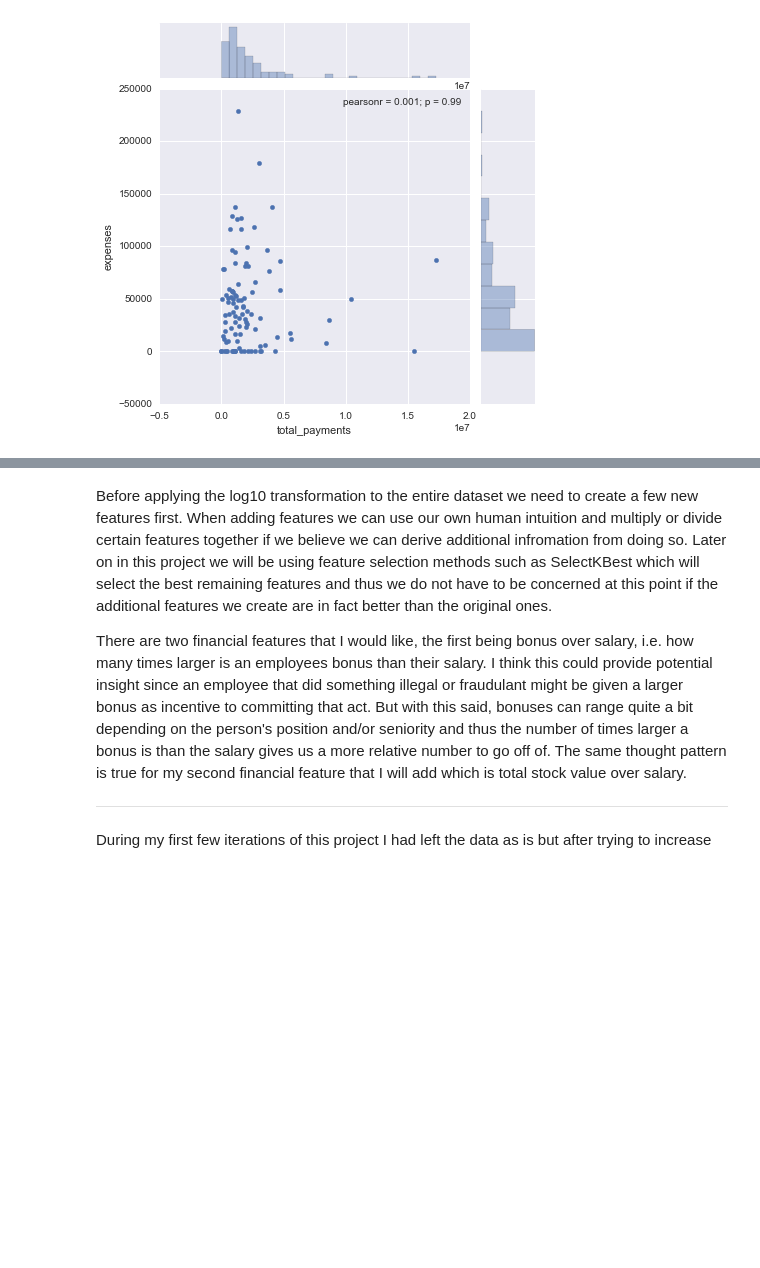
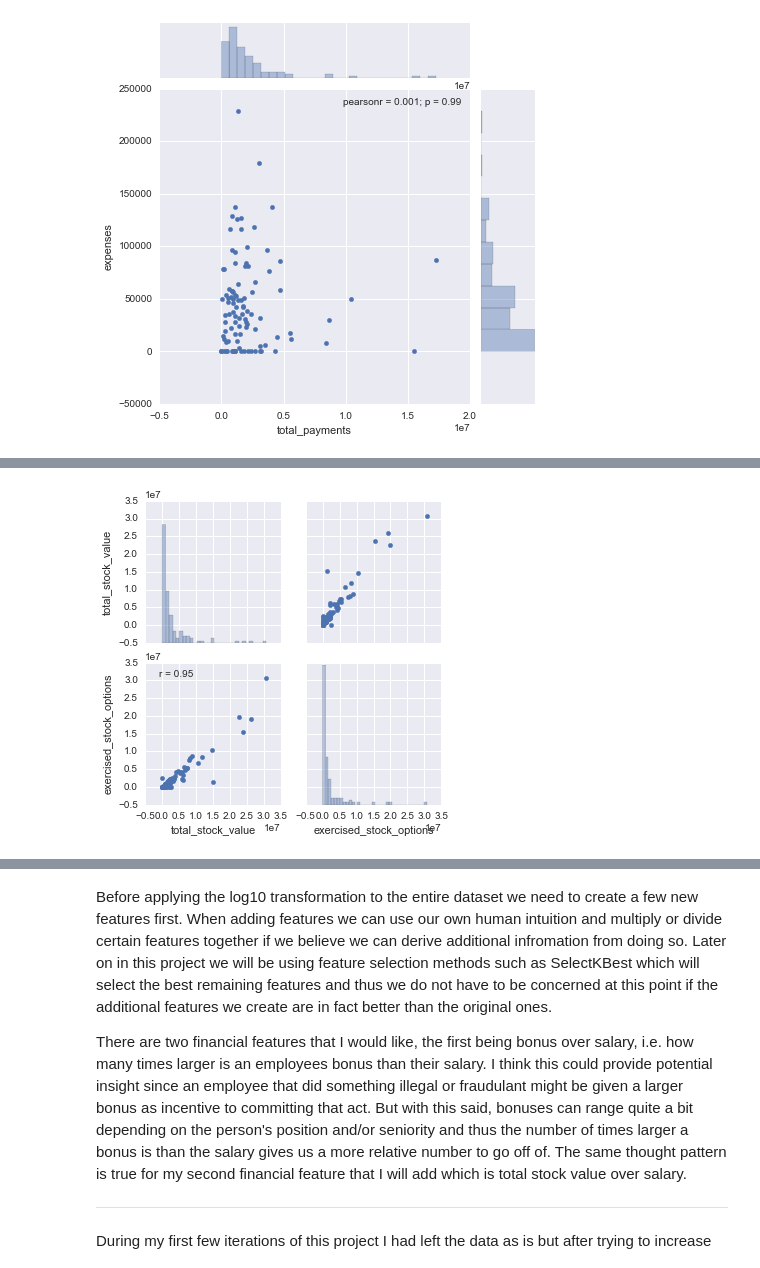
Before and after one commit to LayneNewhouse/Machine-Learning, a Jupyter notebook: Project5.ipynb, the cells around one changed output, grey strips where cells are left out. Cells and saved outputs as stored; diff of their text form; code cells hidden in the pictures; blank space fills up the shorter version.

```diff
--- a/Project5.ipynb
+++ b/Project5.ipynb
@@ -315,0 +338,5 @@ email_df = email_df.replace("NaN", 0)
+# %%
+features = ["total_stock_value", "exercised_stock_options"]
+pair_grid(financial_df[features], "pairgrid_stocks.png")
+# %% [output]
+[figure, added]
```
Also changed, not shown: parts of 20 cells of this notebook.
